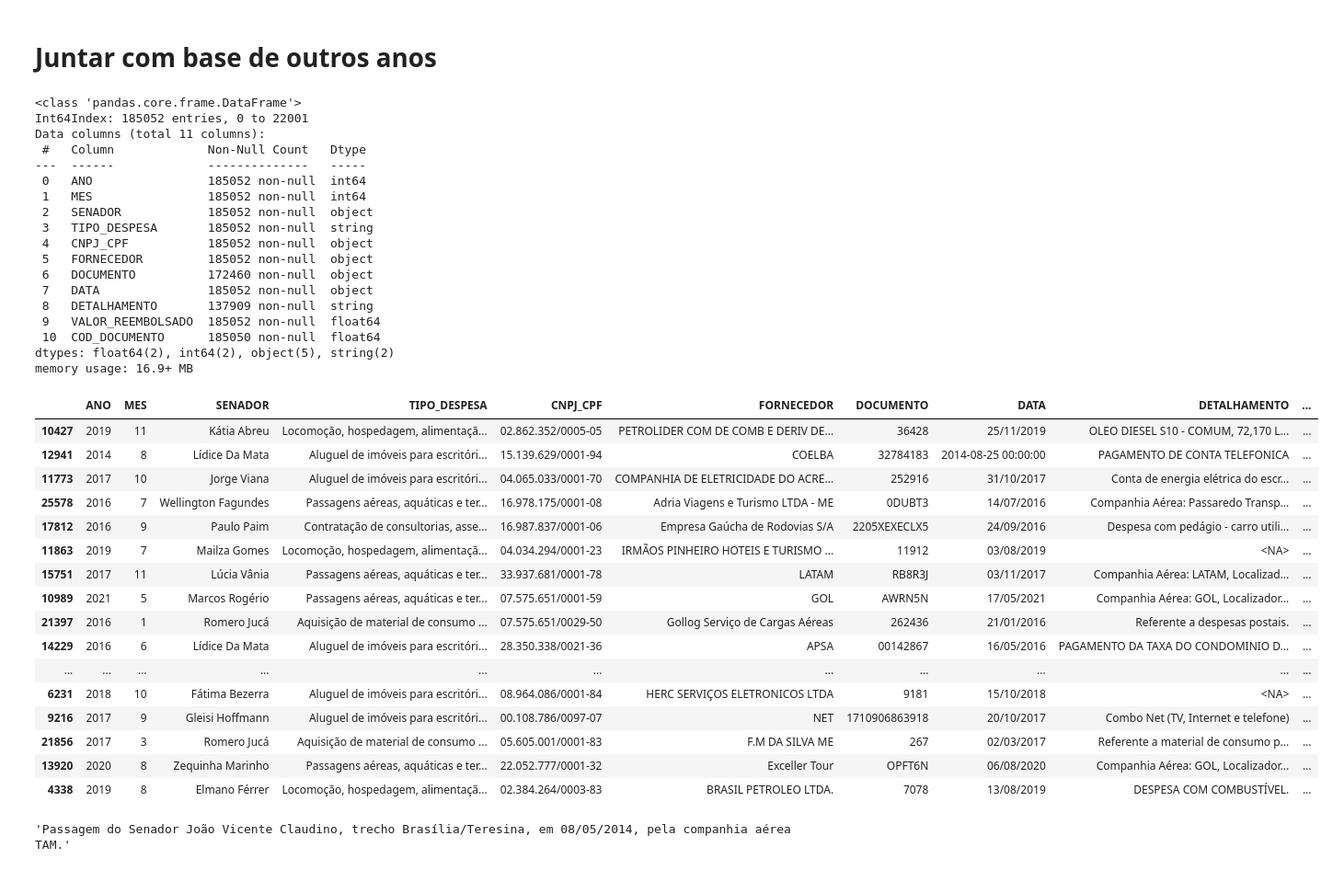
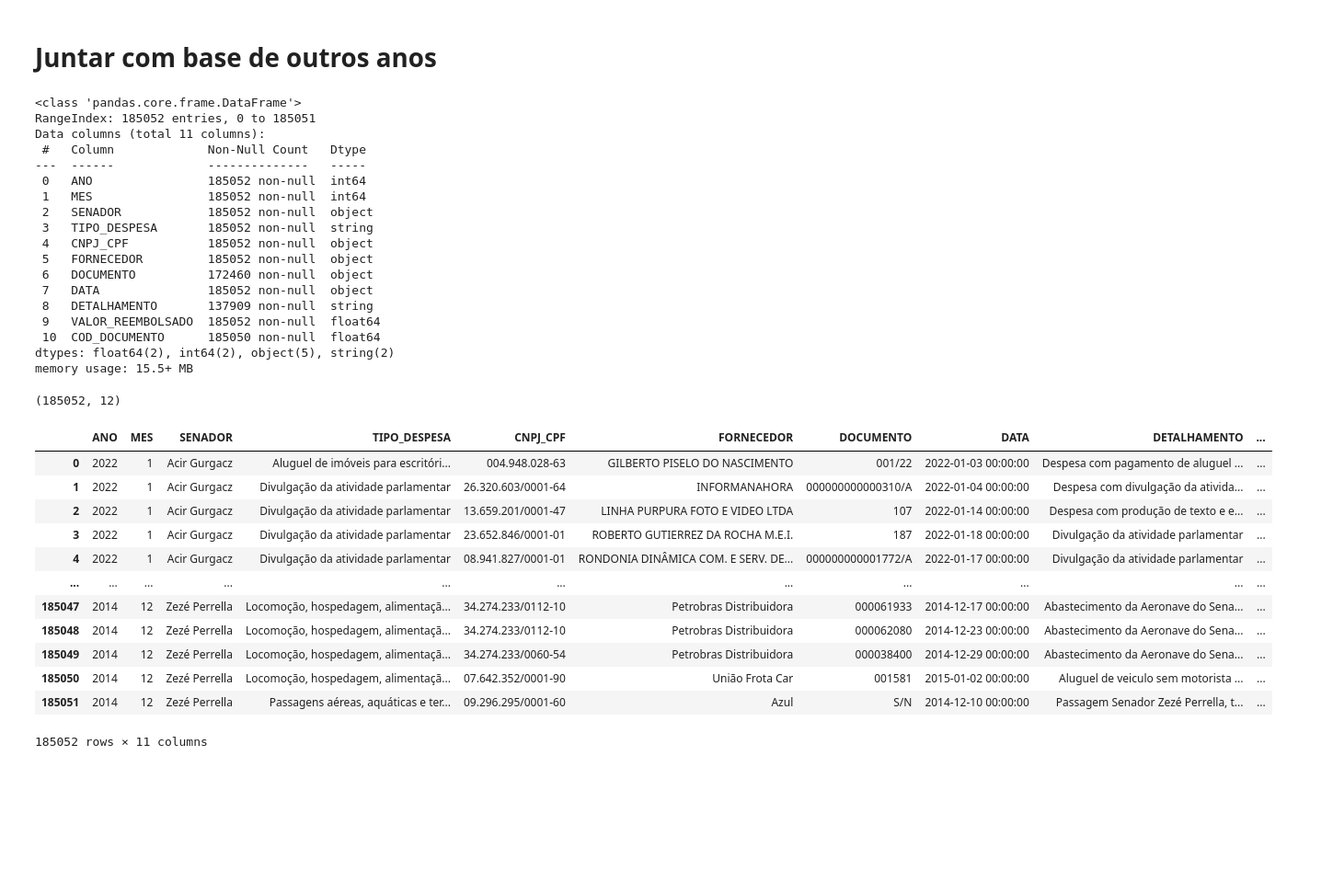
Before and after one commit to brunoperdigao/Senado---Analise-de-dados-CEAPS, a Jupyter notebook: notebooks/Limpeza de dados.ipynb, the cells around one changed output. Shown at 92% size. Cells and saved outputs as stored; diff of their text form; code cells hidden in the pictures; blank space fills up the shorter version.

```diff
--- a/notebooks/Limpeza de dados.ipynb
+++ b/notebooks/Limpeza de dados.ipynb
@@ -139,7 +140,7 @@ df_2015 = pd.read_csv(filepath_or_buffer = '../dados/despesa_ceaps_2015.csv', en
 df_2014 = pd.read_csv(filepath_or_buffer = '../dados/despesa_ceaps_2014.csv', encoding='ISO-8859-1', sep=';', header=1, parse_dates=['DATA'], infer_datetime_format=True, dayfirst=True)
 
 # junta todas as bases
-df_total = pd.concat([df_2022, df_2021, df_2020, df_2019, df_2018, df_2017, df_2016, df_2015, df_2014])
+df_total = pd.concat([df_2022, df_2021, df_2020, df_2019, df_2018, df_2017, df_2016, df_2015, df_2014], ignore_index=True)
 
 # transforma valores para o tipo desejado que permita a manipulação
 df_total['VALOR_REEMBOLSADO'] = df_total['VALOR_REEMBOLSADO'].str.replace(",", ".").astype('float64')
@@ -150,7 +151,7 @@ df_total['SENADOR'] = df_total['SENADOR'].str.title() # Muda todas as palavras p
 df_total.info()
 # %% [output]
 <class 'pandas.core.frame.DataFrame'>
-Int64Index: 185052 entries, 0 to 22001
+RangeIndex: 185052 entries, 0 to 185051
 Data columns (total 11 columns):
  #   Column             Non-Null Count   Dtype
 ---  ------             --------------   -----
@@ -166,31 +167,24 @@ Data columns (total 11 columns):
  9   VALOR_REEMBOLSADO  185052 non-null  float64
  10  COD_DOCUMENTO      185050 non-null  float64
 dtypes: float64(2), int64(2), object(5), string(2)
-memory usage: 16.9+ MB
+memory usage: 15.5+ MB
+# %%
+df_total.shape
+# %% [output]
+(185052, 12)
 # %%
-df_total.sample(20)
+df_total
 # %% [output]
 |  | ANO | MES | SENADOR | TIPO_DESPESA | CNPJ_CPF | FORNECEDOR | DOCUMENTO | DATA | DETALHAMENTO | ... |
-| 10427 | 2019 | 11 | Kátia Abreu | Locomoção, hospedagem, alimentaçã... | 02.862.352/0005-05 | PETROLIDER COM DE COMB E DERIV DE... | 36428 | 25/11/2019 | OLEO DIESEL S10 - COMUM, 72,170 L... | ... |
-| 12941 | 2014 | 8 | Lídice Da Mata | Aluguel de imóveis para escritóri... | 15.139.629/0001-94 | COELBA | 32784183 | 2014-08-25 00:00:00 | PAGAMENTO DE CONTA TELEFONICA | ... |
-| 11773 | 2017 | 10 | Jorge Viana | Aluguel de imóveis para escritóri... | 04.065.033/0001-70 | COMPANHIA DE ELETRICIDADE DO ACRE... | 252916 | 31/10/2017 | Conta de energia elétrica do escr... | ... |
-| 25578 | 2016 | 7 | Wellington Fagundes | Passagens aéreas, aquáticas e ter... | 16.978.175/0001-08 | Adria Viagens e Turismo LTDA - ME | 0DUBT3 | 14/07/2016 | Companhia Aérea: Passaredo Transp... | ... |
-| 17812 | 2016 | 9 | Paulo Paim | Contratação de consultorias, asse... | 16.987.837/0001-06 | Empresa Gaúcha de Rodovias S/A | 2205XEXECLX5 | 24/09/2016 | Despesa com pedágio - carro utili... | ... |
-| 11863 | 2019 | 7 | Mailza Gomes | Locomoção, hospedagem, alimentaçã... | 04.034.294/0001-23 | IRMÃOS PINHEIRO HOTEIS E TURISMO ... | 11912 | 03/08/2019 | <NA> | ... |
-| 15751 | 2017 | 11 | Lúcia Vânia | Passagens aéreas, aquáticas e ter... | 33.937.681/0001-78 | LATAM | RB8R3J | 03/11/2017 | Companhia Aérea: LATAM, Localizad... | ... |
-| 10989 | 2021 | 5 | Marcos Rogério | Passagens aéreas, aquáticas e ter... | 07.575.651/0001-59 | GOL | AWRN5N | 17/05/2021 | Companhia Aérea: GOL, Localizador... | ... |
-| 21397 | 2016 | 1 | Romero Jucá | Aquisição de material de consumo ... | 07.575.651/0029-50 | Gollog Serviço de Cargas Aéreas | 262436 | 21/01/2016 | Referente a despesas postais. | ... |
-| 14229 | 2016 | 6 | Lídice Da Mata | Aluguel de imóveis para escritóri... | 28.350.338/0021-36 | APSA | 00142867 | 16/05/2016 | PAGAMENTO DA TAXA DO CONDOMINIO D... | ... |
+| 0 | 2022 | 1 | Acir Gurgacz | Aluguel de imóveis para escritóri... | 004.948.028-63 | GILBERTO PISELO DO NASCIMENTO | 001/22 | 2022-01-03 00:00:00 | Despesa com pagamento de aluguel ... | ... |
+| 1 | 2022 | 1 | Acir Gurgacz | Divulgação da atividade parlamentar | 26.320.603/0001-64 | INFORMANAHORA | 000000000000310/A | 2022-01-04 00:00:00 | Despesa com divulgação da ativida... | ... |
+| 2 | 2022 | 1 | Acir Gurgacz | Divulgação da atividade parlamentar | 13.659.201/0001-47 | LINHA PURPURA FOTO E VIDEO LTDA | 107 | 2022-01-14 00:00:00 | Despesa com produção de texto e e... | ... |
+| 3 | 2022 | 1 | Acir Gurgacz | Divulgação da atividade parlamentar | 23.652.846/0001-01 | ROBERTO GUTIERREZ DA ROCHA M.E.I. | 187 | 2022-01-18 00:00:00 | Divulgação da atividade parlamentar | ... |
+| 4 | 2022 | 1 | Acir Gurgacz | Divulgação da atividade parlamentar | 08.941.827/0001-01 | RONDONIA DINÂMICA COM. E SERV. DE... | 000000000001772/A | 2022-01-17 00:00:00 | Divulgação da atividade parlamentar | ... |
 | ... | ... | ... | ... | ... | ... | ... | ... | ... | ... | ... |
-| 6231 | 2018 | 10 | Fátima Bezerra | Aluguel de imóveis para escritóri... | 08.964.086/0001-84 | HERC SERVIÇOS ELETRONICOS LTDA | 9181 | 15/10/2018 | <NA> | ... |
-| 9216 | 2017 | 9 | Gleisi Hoffmann | Aluguel de imóveis para escritóri... | 00.108.786/0097-07 | NET | 1710906863918 | 20/10/2017 | Combo Net (TV, Internet e telefone) | ... |
-| 21856 | 2017 | 3 | Romero Jucá | Aquisição de material de consumo ... | 05.605.001/0001-83 | F.M DA SILVA ME | 267 | 02/03/2017 | Referente a material de consumo p... | ... |
-| 13920 | 2020 | 8 | Zequinha Marinho | Passagens aéreas, aquáticas e ter... | 22.052.777/0001-32 | Exceller Tour | OPFT6N | 06/08/2020 | Companhia Aérea: GOL, Localizador... | ... |
-| 4338 | 2019 | 8 | Elmano Férrer | Locomoção, hospedagem, alimentaçã... | 02.384.264/0003-83 | BRASIL PETROLEO LTDA. | 7078 | 13/08/2019 | DESPESA COM COMBUSTÍVEL. | ... |
+| 185047 | 2014 | 12 | Zezé Perrella | Locomoção, hospedagem, alimentaçã... | 34.274.233/0112-10 | Petrobras Distribuidora | 000061933 | 2014-12-17 00:00:00 | Abastecimento da Aeronave do Sena... | ... |
+| 185048 | 2014 | 12 | Zezé Perrella | Locomoção, hospedagem, alimentaçã... | 34.274.233/0112-10 | Petrobras Distribuidora | 000062080 | 2014-12-23 00:00:00 | Abastecimento da Aeronave do Sena... | ... |
+| 185049 | 2014 | 12 | Zezé Perrella | Locomoção, hospedagem, alimentaçã... | 34.274.233/0060-54 | Petrobras Distribuidora | 000038400 | 2014-12-29 00:00:00 | Abastecimento da Aeronave do Sena... | ... |
+| 185050 | 2014 | 12 | Zezé Perrella | Locomoção, hospedagem, alimentaçã... | 07.642.352/0001-90 | União Frota Car | 001581 | 2015-01-02 00:00:00 | Aluguel de veiculo sem motorista ... | ... |
+| 185051 | 2014 | 12 | Zezé Perrella | Passagens aéreas, aquáticas e ter... | 09.296.295/0001-60 | Azul | S/N | 2014-12-10 00:00:00 | Passagem Senador Zezé Perrella, t... | ... |
+185052 rows × 11 columns
-# %%
-mask = df_total['DETALHAMENTO'].str.contains('companhia aérea', case=False)
-df_aereas = df_total[mask]
-mask_true = df_aereas.loc[:,'DETALHAMENTO'].str.startswith('Companhia Aérea: ')
-mask_inverted = ~df_aereas.loc[:,'DETALHAMENTO'].str.startswith('Companhia Aérea: ')
-# %% [output]
-'Passagem do Senador João Vicente Claudino, trecho Brasília/Teresina, em 08/05/2014, pela companhia aérea TAM.'
```
Also changed, not shown: parts of 8 cells of this notebook.
